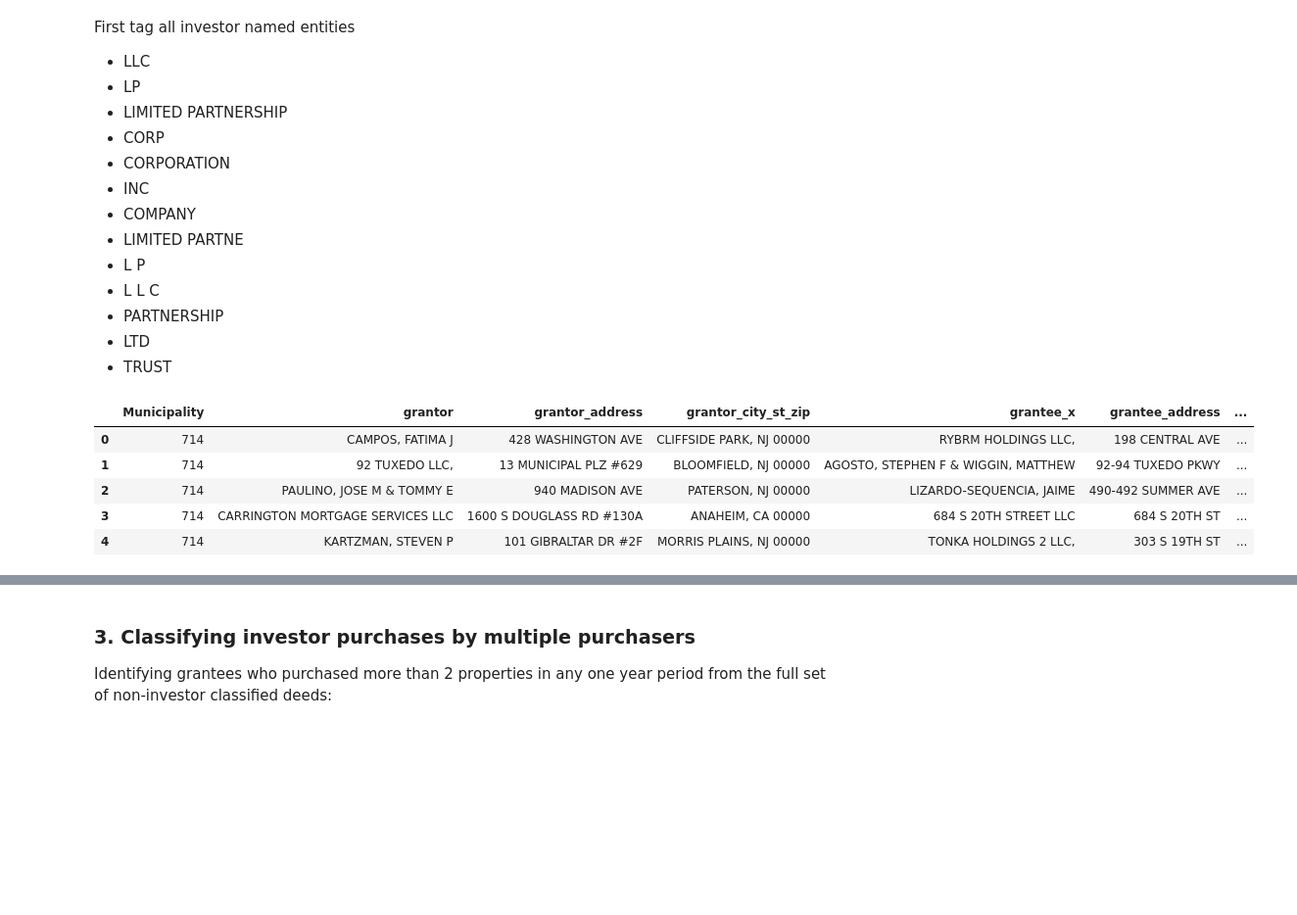
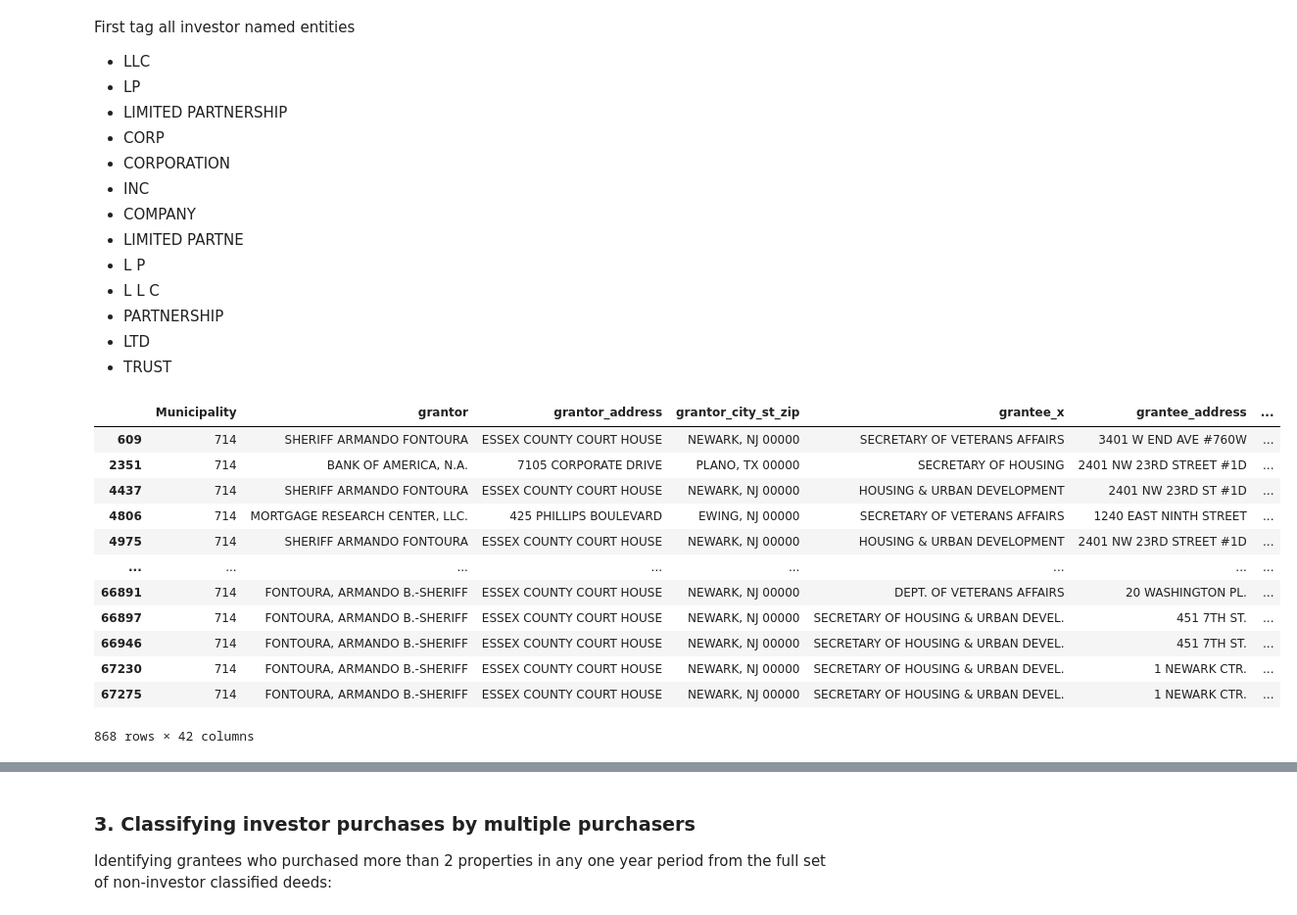
Before and after one commit to CenterForSpatialResearch/investors-NJ, a Jupyter notebook: 02_nj-classification.ipynb, the cells around one changed output, grey strips where cells are left out. Shown: that part at 98% size. Drawn from its saved outputs; the diff is of its cells as text; code cells hidden in the pictures; blank space fills up the shorter version.

```diff
--- a/02_nj-classification.ipynb
+++ b/02_nj-classification.ipynb
@@ -67,30 +67,40 @@ First tag all investor named entities
 # %%
 # selecting investors by grantee name
 inv = deeds00_21['grantee'].str.contains(
-    'LLC|LP|LIMITED PARTNERSHIP|CORP|CORPORATION|INC|COMPANY|LIMITED PARTNE|L P|L L C|PARTNERSHIP|LTD|TRUST'
+    'LLC|LP|LIMITED PARTNERSHIP|CORP|CORPORATION|INC|COMPANY|LIMITED PARTNE|L P|L L C|PARTNERSHIP|LTD|TRUST|BANK|PROPERT|MORTGAGE|LOAN|NEW JERSEY|NATIONAL|DEVEL|ASSOC|FUND|REALTY|FINANCIAL|MANAGE|REAL ESTATE|HOLDIN|HOLDING|LIMITED'
     ,regex=True)
-
+pub = deeds00_21['grantee'].str.contains(
+    'CITY OF NEWARK|NEWARK,CITY OF|SECRETARY|AUTHORITY|HOUSING & URBAN DEV|STATE OF|DEPT|DEPARTMENT|NJ SCHOOLS',
+    regex=True)
 # converting investors series to dataframe
 inv = inv.to_frame()
-
+pub = pub.to_frame()
 # merging with deeds
 deeds_inv = deeds00_21.merge(
     inv, left_index=True, right_index = True)
+deeds_inv = deeds_inv.merge(pub, left_index=True, right_index=True)
 deeds_inv = deeds_inv.dropna(subset=['grantee_x'])
-
 # creating a count column to allow grouping and count
 # for investor and owner by year
 deeds_inv['inv'] = deeds_inv['grantee_y'].apply(lambda x: 1 if x == True else 0)
 deeds_inv['occ'] = deeds_inv['grantee_y'].apply(lambda x: 1 if x == False else 0)
+deeds_inv['pub'] = deeds_inv['grantee'].apply(lambda x: 1 if x == True else 0)
 
 # # dropping duplicate object ids from the dataset
 # deeds_inv = deeds_inv.drop_duplicates(subset="SR1A #")
-# %%
-deeds_inv.head()
-# %% [output]
-|  | Municipality | grantor | grantor_address | grantor_city_st_zip | grantee_x | grantee_address | ... |
-| 0 | 714 | CAMPOS, FATIMA J | 428 WASHINGTON AVE | CLIFFSIDE PARK, NJ 00000 | RYBRM HOLDINGS LLC, | 198 CENTRAL AVE | ... |
-| 1 | 714 | 92 TUXEDO LLC, | 13 MUNICIPAL PLZ #629 | BLOOMFIELD, NJ 00000 | AGOSTO, STEPHEN F & WIGGIN, MATTHEW | 92-94 TUXEDO PKWY | ... |
-| 2 | 714 | PAULINO, JOSE M & TOMMY E | 940 MADISON AVE | PATERSON, NJ 00000 | LIZARDO-SEQUENCIA, JAIME | 490-492 SUMMER AVE | ... |
-| 3 | 714 | CARRINGTON MORTGAGE SERVICES LLC | 1600 S DOUGLASS RD #130A | ANAHEIM, CA 00000 | 684 S 20TH STREET LLC | 684 S 20TH ST | ... |
-| 4 | 714 | KARTZMAN, STEVEN P | 101 GIBRALTAR DR #2F | MORRIS PLAINS, NJ 00000 | TONKA HOLDINGS 2 LLC, | 303 S 19TH ST | ... |
+# %%
+deeds_inv[deeds_inv['pub']==1]
+# %% [output]
+|  | Municipality | grantor | grantor_address | grantor_city_st_zip | grantee_x | grantee_address | ... |
+| 609 | 714 | SHERIFF ARMANDO FONTOURA | ESSEX COUNTY COURT HOUSE | NEWARK, NJ 00000 | SECRETARY OF VETERANS AFFAIRS | 3401 W END AVE #760W | ... |
+| 2351 | 714 | BANK OF AMERICA, N.A. | 7105 CORPORATE DRIVE | PLANO, TX 00000 | SECRETARY OF HOUSING | 2401 NW 23RD STREET #1D | ... |
+| 4437 | 714 | SHERIFF ARMANDO FONTOURA | ESSEX COUNTY COURT HOUSE | NEWARK, NJ 00000 | HOUSING & URBAN DEVELOPMENT | 2401 NW 23RD ST #1D | ... |
+| 4806 | 714 | MORTGAGE RESEARCH CENTER, LLC. | 425 PHILLIPS BOULEVARD | EWING, NJ 00000 | SECRETARY OF VETERANS AFFAIRS | 1240 EAST NINTH STREET | ... |
+| 4975 | 714 | SHERIFF ARMANDO FONTOURA | ESSEX COUNTY COURT HOUSE | NEWARK, NJ 00000 | HOUSING & URBAN DEVELOPMENT | 2401 NW 23RD STREET #1D | ... |
+| ... | ... | ... | ... | ... | ... | ... | ... |
+| 66891 | 714 | FONTOURA, ARMANDO B.-SHERIFF | ESSEX COUNTY COURT HOUSE | NEWARK, NJ 00000 | DEPT. OF VETERANS AFFAIRS | 20 WASHINGTON PL. | ... |
+| 66897 | 714 | FONTOURA, ARMANDO B.-SHERIFF | ESSEX COUNTY COURT HOUSE | NEWARK, NJ 00000 | SECRETARY OF HOUSING & URBAN DEVEL. | 451 7TH ST. | ... |
+| 66946 | 714 | FONTOURA, ARMANDO B.-SHERIFF | ESSEX COUNTY COURT HOUSE | NEWARK, NJ 00000 | SECRETARY OF HOUSING & URBAN DEVEL. | 451 7TH ST. | ... |
+| 67230 | 714 | FONTOURA, ARMANDO B.-SHERIFF | ESSEX COUNTY COURT HOUSE | NEWARK, NJ 00000 | SECRETARY OF HOUSING & URBAN DEVEL. | 1 NEWARK CTR. | ... |
+| 67275 | 714 | FONTOURA, ARMANDO B.-SHERIFF | ESSEX COUNTY COURT HOUSE | NEWARK, NJ 00000 | SECRETARY OF HOUSING & URBAN DEVEL. | 1 NEWARK CTR. | ... |
+868 rows × 42 columns
```
Also changed, not shown: parts of 7 cells of this notebook, 2 other files.
